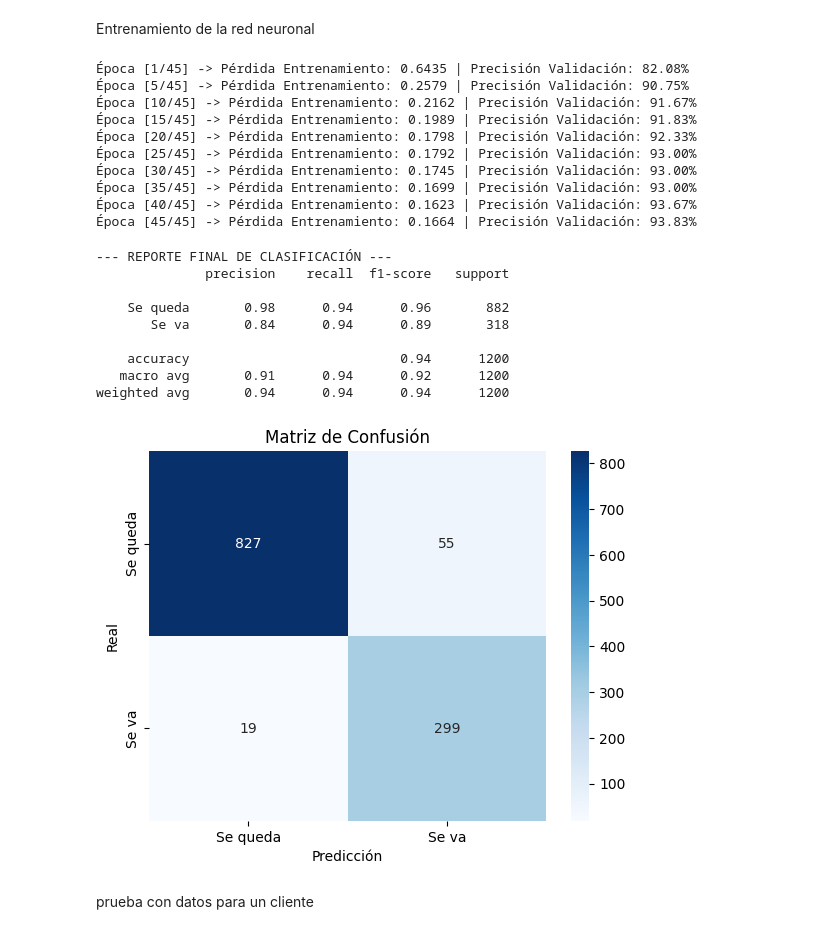
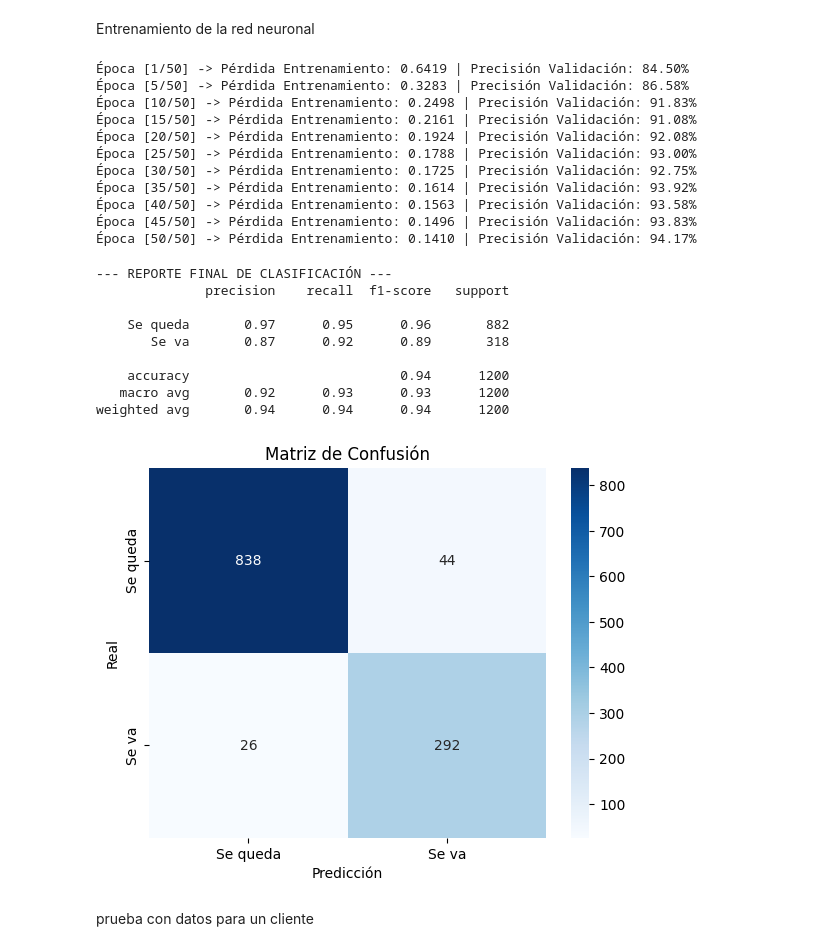
Before and after one commit to Dalzsfn/deteccion-de-abandono-de-servicios, a Jupyter notebook: ml_pipeline/notebooks/test_red_neuronal_gym.ipynb, the cells around one changed output. Drawn from its saved outputs; the diff is of its cells as text; code cells hidden in the pictures.

Commit message:
cambio en los datos, script sql para generacion e insercion de datos añadido, correcion de features y modelo ajustado

```diff
--- a/ml_pipeline/notebooks/test_red_neuronal_gym.ipynb
+++ b/ml_pipeline/notebooks/test_red_neuronal_gym.ipynb
@@ -114,31 +122,31 @@ Name: count, dtype: int64
 Entrenamiento de la red neuronal
 # %%
 X_train_tensor = torch.tensor(X_smote, dtype=torch.float32)
-y_train_tensor = torch.tensor(y_smote.values, dtype=torch.long)
+y_train_tensor = torch.tensor(y_smote, dtype=torch.float32).view(-1, 1)
 # %%
 X_val_tensor = torch.tensor(X_test, dtype=torch.float32)
-y_val_tensor = torch.tensor(y_test.values, dtype=torch.long)
+y_val_tensor = torch.tensor(y_test.values, dtype=torch.float32).view(-1, 1)
 # %%
 BATCH_SIZE = 64
 train_dataset = TensorDataset(X_train_tensor, y_train_tensor)
 train_loader = DataLoader(train_dataset, batch_size=BATCH_SIZE, shuffle=True)
 # %%
-import torch.nn as nn
-import torch.optim as optim
-
 class RedPrediccionChurn(nn.Module):
     def __init__(self, input_dim):
         super(RedPrediccionChurn, self).__init__()
         self.network = nn.Sequential(
-            nn.Linear(input_dim, 10),
+            nn.Linear(input_dim, 32),
             nn.ReLU(),
-            nn.Dropout(0.1),
+            nn.Dropout(0.2),
 
-            nn.Linear(10, 5),
+            nn.Linear(32, 16),
             nn.ReLU(),
-            nn.Dropout(0.1),
+            nn.Dropout(0.2),
 
-            nn.Linear(5, 2),
+            nn.Linear(16, 8),
+            nn.ReLU(),
+
+            nn.Linear(8, 1),
         )
 
     def forward(self, x):
@@ -149,9 +157,9 @@ num_caracteristicas = X_train.shape[1]
 modelo = RedPrediccionChurn(input_dim=num_caracteristicas)
 
 optimizador = optim.Adam(modelo.parameters(), lr=0.001)
-criterion = nn.CrossEntropyLoss()
+criterion = nn.BCEWithLogitsLoss()
 # %%
-EPOCHS = 45
+EPOCHS = 50
 
 for epoch in range(EPOCHS):
     modelo.train()
@@ -170,22 +178,24 @@ for epoch in range(EPOCHS):
     if (epoch + 1) % 5 == 0 or epoch == 0:
         modelo.eval()
         with torch.no_grad():
-            pred_val = modelo(X_val_tensor)
-            clases_predichas = torch.argmax(pred_val, dim=1)
-            accuracy = (clases_predichas.float() == y_val_tensor.flatten()).float().mean()
+            logits_val = modelo(X_val_tensor)
+            probs_val = torch.sigmoid(logits_val)
+            clases_predichas = (probs_val >= 0.5).float()
+            accuracy = (clases_predichas == y_val_tensor).float().mean()
 
         print(f"Época [{epoch+1}/{EPOCHS}] -> Pérdida Entrenamiento: {loss_total_epoca:.4f} | Precisión Validación: {accuracy.item()*100:.2f}%")
 # %% [output]
-Época [1/45] -> Pérdida Entrenamiento: 0.6435 | Precisión Validación: 82.08%
-Época [5/45] -> Pérdida Entrenamiento: 0.2579 | Precisión Validación: 90.75%
-Época [10/45] -> Pérdida Entrenamiento: 0.2162 | Precisión Validación: 91.67%
-Época [15/45] -> Pérdida Entrenamiento: 0.1989 | Precisión Validación: 91.83%
-Época [20/45] -> Pérdida Entrenamiento: 0.1798 | Precisión Validación: 92.33%
-Época [25/45] -> Pérdida Entrenamiento: 0.1792 | Precisión Validación: 93.00%
-Época [30/45] -> Pérdida Entrenamiento: 0.1745 | Precisión Validación: 93.00%
-Época [35/45] -> Pérdida Entrenamiento: 0.1699 | Precisión Validación: 93.00%
-Época [40/45] -> Pérdida Entrenamiento: 0.1623 | Precisión Validación: 93.67%
-Época [45/45] -> Pérdida Entrenamiento: 0.1664 | Precisión Validación: 93.83%
+Época [1/50] -> Pérdida Entrenamiento: 0.6419 | Precisión Validación: 84.50%
+Época [5/50] -> Pérdida Entrenamiento: 0.3283 | Precisión Validación: 86.58%
+Época [10/50] -> Pérdida Entrenamiento: 0.2498 | Precisión Validación: 91.83%
+Época [15/50] -> Pérdida Entrenamiento: 0.2161 | Precisión Validación: 91.08%
+Época [20/50] -> Pérdida Entrenamiento: 0.1924 | Precisión Validación: 92.08%
+Época [25/50] -> Pérdida Entrenamiento: 0.1788 | Precisión Validación: 93.00%
+Época [30/50] -> Pérdida Entrenamiento: 0.1725 | Precisión Validación: 92.75%
+Época [35/50] -> Pérdida Entrenamiento: 0.1614 | Precisión Validación: 93.92%
+Época [40/50] -> Pérdida Entrenamiento: 0.1563 | Precisión Validación: 93.58%
+Época [45/50] -> Pérdida Entrenamiento: 0.1496 | Precisión Validación: 93.83%
+Época [50/50] -> Pérdida Entrenamiento: 0.1410 | Precisión Validación: 94.17%
 # %%
 #modelo.eval()
 #with torch.no_grad():
@@ -199,30 +209,31 @@ for epoch in range(EPOCHS):
 # %%
 modelo.eval()
 with torch.no_grad():
-    pred_finales = modelo(X_val_tensor)
-    y_pred = torch.argmax(pred_finales, dim=1).numpy()
-    y_true = y_val_tensor.flatten().numpy()
+    logits_finales = modelo(X_val_tensor)
+    probs_finales = torch.sigmoid(logits_finales)
+    y_pred = (probs_finales >= 0.5).float().numpy()
+    y_true = y_val_tensor.numpy()
 
 print("\n--- REPORTE FINAL DE CLASIFICACIÓN ---")
 print(classification_report(y_true, y_pred, target_names=['Se queda', 'Se va']))
 
 cm = confusion_matrix(y_true, y_pred)
 sns.heatmap(cm, annot=True, fmt='d', cmap='Blues', xticklabels=['Se queda', 'Se va'], yticklabels=['Se queda', 'Se va'])
 plt.xlabel('Predicción')
 plt.ylabel('Real')
 plt.title('Matriz de Confusión')
 plt.show()
 # %% [output]
 --- REPORTE FINAL DE CLASIFICACIÓN ---
               precision    recall  f1-score   support
 
-    Se queda       0.98      0.94      0.96       882
-       Se va       0.84      0.94      0.89       318
+    Se queda       0.97      0.95      0.96       882
+       Se va       0.87      0.92      0.89       318
 
     accuracy                           0.94      1200
-   macro avg       0.91      0.94      0.92      1200
+   macro avg       0.92      0.93      0.93      1200
 weighted avg       0.94      0.94      0.94      1200
-[figure, old version]
+[figure, new version]
 # %% [markdown]
 prueba con datos para un cliente
 # %%
```
Also changed, not shown: parts of 12 cells of this notebook, 7 other files.
